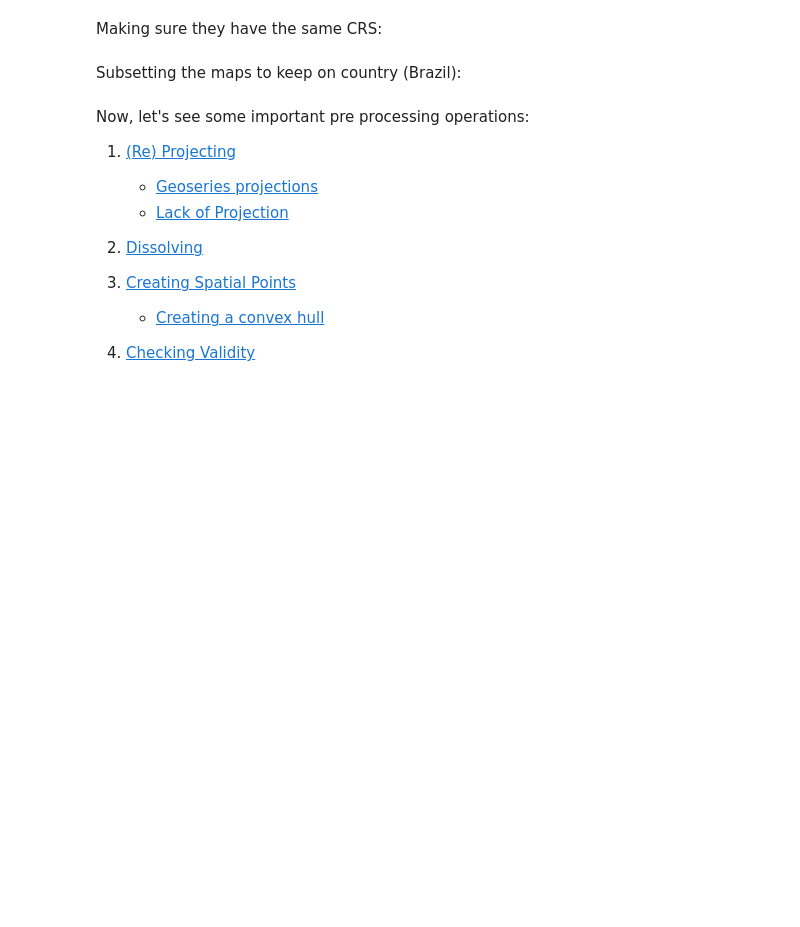
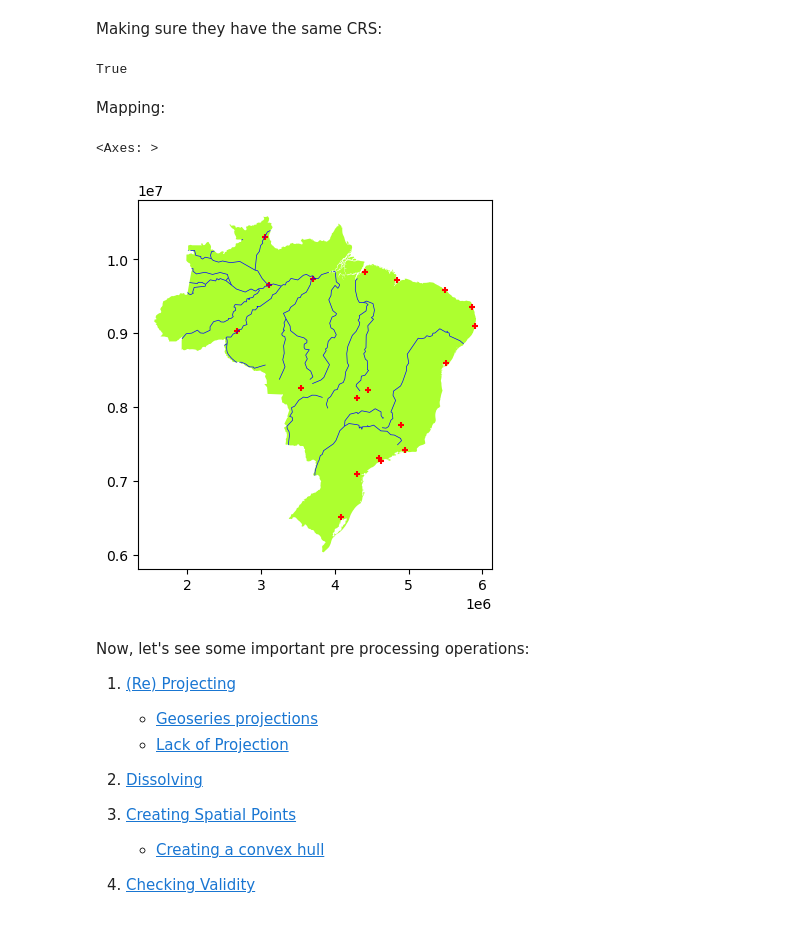
Before and after one commit to CienciaDeDatosEspacial/code_and_data, a Jupyter notebook: GeoDF_PreProcessing.ipynb, the cells around one changed output. Cells and saved outputs as stored; diff of their text form; code cells hidden in the pictures; blank space fills up the shorter version.

```diff
--- a/GeoDF_PreProcessing.ipynb
+++ b/GeoDF_PreProcessing.ipynb
@@ -14,13 +14,13 @@ We will review some important formatting processes for geodataframes. As usual,
 Let's read the file with the help of **geopandas**:
 # %%
 import os
-os.environ['USE_PYGEOS'] = '0' # only if you have pygeos
+
 
 import geopandas as gpd
 from  fiona import listlayers
 
 #maps
-worldMaps='https://github.com/CienciaDeDatosEspacial/code_and_data/raw/main/maps/worldMaps.gpkg'
+brazilMaps='https://github.com/CienciaDeDatosEspacial/geodfprepro/raw/main/maps/brazilMaps_5641.gpkg'
 
 #layers in maps
-listlayers(worldMaps)
+listlayers(brazilMaps)
@@ -27,27 +29,25 @@ listlayers(worldMaps)
 # %% [markdown]
 Retrieving each map (layer):
 # %%
-countries=gpd.read_file(worldMaps,layer='countries')
-cities=gpd.read_file(worldMaps,layer='cities')
-rivers=gpd.read_file(worldMaps,layer='rivers')
+brazil=gpd.read_file(brazilMaps,layer='country')
+brazil_cities=gpd.read_file(brazilMaps,layer='cities')
+brazil_rivers=gpd.read_file(brazilMaps,layer='rivers')
 # %% [markdown]
 Making sure they have the same CRS:
 # %%
-countries.crs.to_epsg()==cities.crs.to_epsg()==rivers.crs.to_epsg()
+brazil.crs.to_epsg()==brazil_cities.crs.to_epsg()==brazil_rivers.crs.to_epsg()
+# %% [output]
+True
 # %% [markdown]
-Subsetting the maps to keep on country (Brazil):
+Mapping:
 # %%
-# just brazil
-brazil=countries[countries.COUNTRY=='Brazil']
-
-# clipping
-brazil_cities= gpd.clip(gdf=cities,mask=brazil)
-brazil_rivers = gpd.clip(gdf=rivers,mask=brazil)
-
 # plotting
 base = brazil.plot(facecolor="greenyellow")
 brazil_rivers.plot(edgecolor='blue', linewidth=0.5,ax=base)
 brazil_cities.plot(marker='+', color='red', markersize=15,ax=base)
+# %% [output]
+<Axes: >
+[figure, added]
 # %% [markdown]
 Now, let's see some important pre processing operations:
 
```
Also changed, not shown: parts of 2 cells of this notebook, 4 other files.
